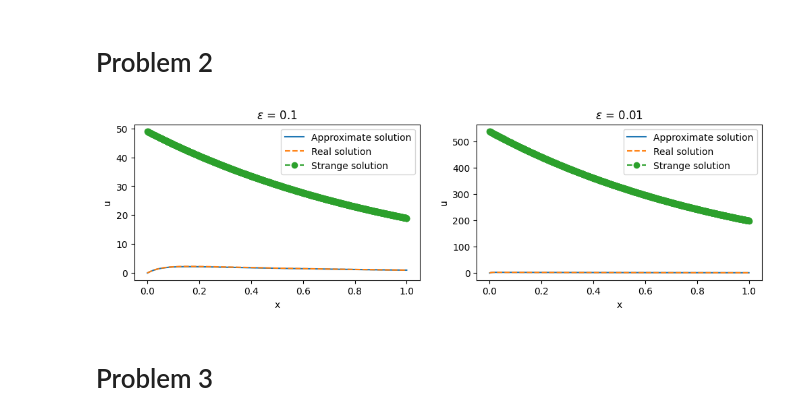
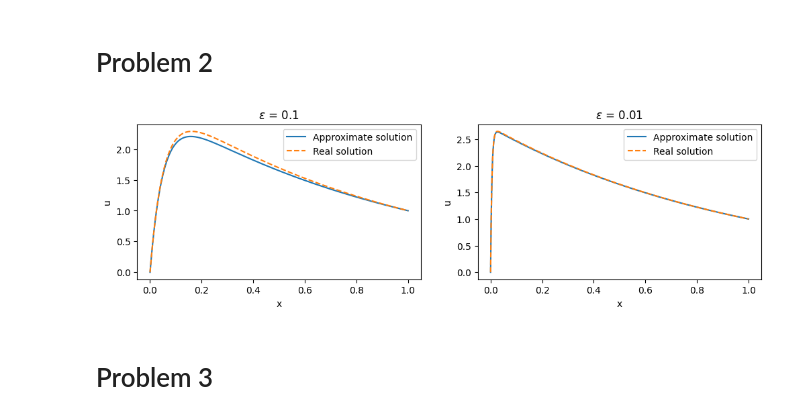
Before and after one commit to Zhdanko-Gleb/NumericalMethods, a Jupyter notebook: pset3.ipynb, the cells around one changed output. Saved outputs shown, nothing was run; the diff lists cells and outputs as text; code cells hidden in the pictures.

```diff
--- a/pset3.ipynb
+++ b/pset3.ipynb
@@ -61,16 +58,15 @@ def strange_sol(x,epsilon):
 # %%
 x = np.linspace(0,1,1000)
 fig,ax = plt.subplots(1,2,figsize = (12,3))
 for i,epsilon in enumerate([0.1,0.01]):
     ax[i].plot(x,approx_sol(x,epsilon),label ='Approximate solution')
     ax[i].plot(x,real_sol(x,epsilon),linestyle='dashed', label = 'Real solution')
-    ax[i].plot(x,strange_sol(x,epsilon),linestyle = 'dashed',marker = 'o', label = 'Strange solution')
     ax[i].set_title(rf'$\varepsilon$ = {epsilon}')
     ax[i].legend()
     ax[i].set_xlabel('x')
     ax[i].set_ylabel('u')
 # %% [output]
-[figure, old version]
+[figure, new version]
 # %% [markdown]
 # Problem 3
 # %% [markdown]
```
Also changed, not shown: parts of 1 cell of this notebook.
